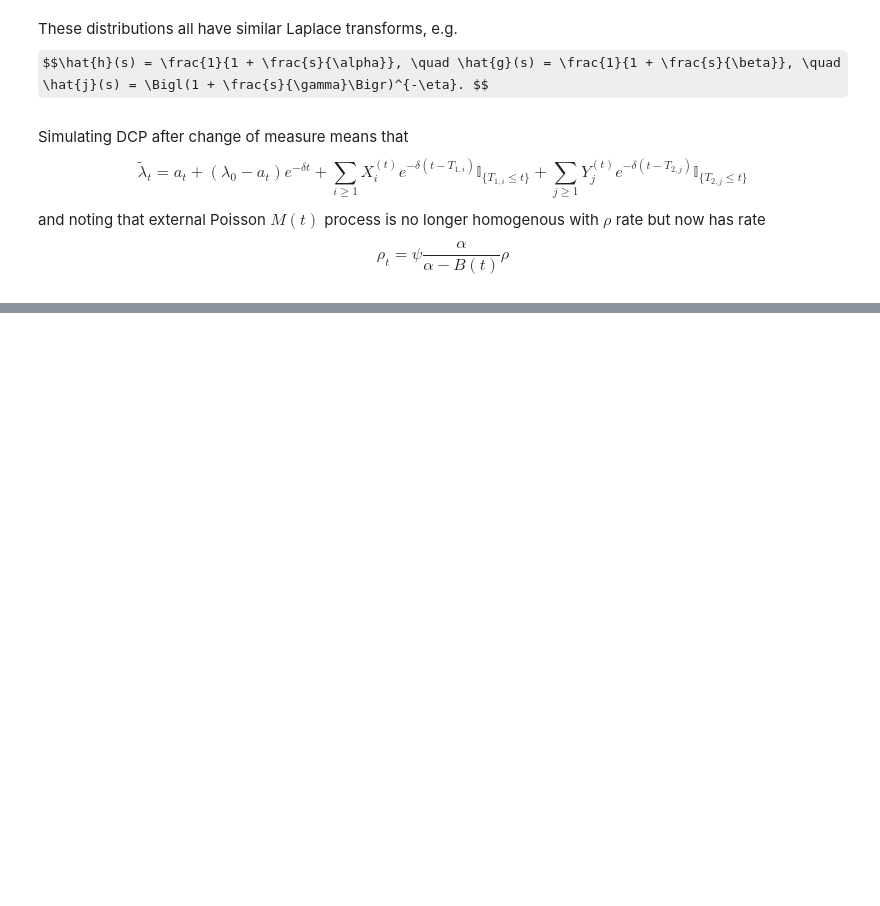
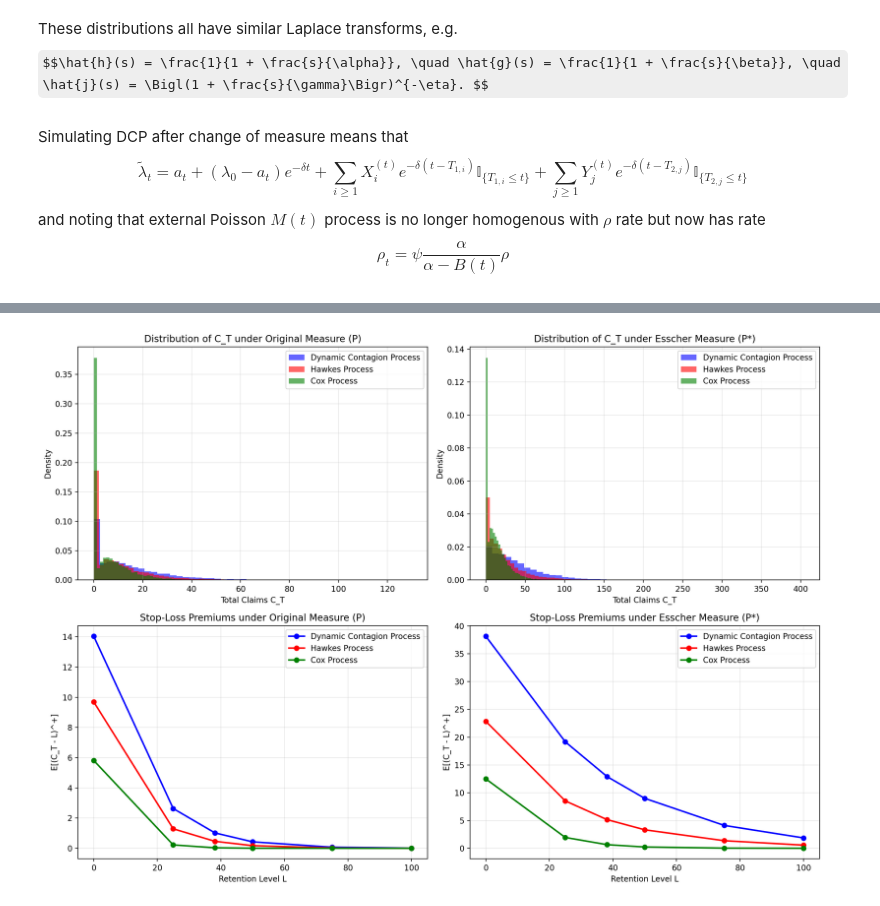
Before and after one commit to Pat-Laub/ReinsuranceEsscherDynamicContagion, a Jupyter notebook: stoploss.ipynb, the cells around one changed output, grey strips where cells are left out. Cells and saved outputs as stored; diff of their text form; code cells hidden in the pictures; some formulas as TeX source; blank space fills up the shorter version.

```diff
--- a/stoploss.ipynb
+++ b/stoploss.ipynb
@@ -840,0 +1218,72 @@ Wall time: 2min 18s
+# %%
+# Visualization comparing the three processes
+fig, axes = plt.subplots(2, 2, figsize=(14, 10))
+
+# 1. Distribution comparison (Original measure)
+ax1 = axes[0, 0]
+colors = ['blue', 'red', 'green']
+for i, process_key in enumerate(['DCP', 'Hawkes', 'Cox']):
+    C_ts = comparison_results[process_key]['original']
+    ax1.hist(C_ts, bins=50, alpha=0.6, label=process_stop_loss_results[process_key]['name'],
+             color=colors[i], density=True)
+ax1.set_xlabel('Total Claims C_T')
+ax1.set_ylabel('Density')
+ax1.set_title('Distribution of C_T under Original Measure (P)')
+ax1.legend()
+ax1.grid(True, alpha=0.3)
+
+# 2. Distribution comparison (Esscher measure)
+ax2 = axes[0, 1]
+for i, process_key in enumerate(['DCP', 'Hawkes', 'Cox']):
+    C_ts = comparison_results[process_key]['esscher']
+    ax2.hist(C_ts, bins=50, alpha=0.6, label=process_stop_loss_results[process_key]['name'],
+             color=colors[i], density=True)
+ax2.set_xlabel('Total Claims C_T')
+ax2.set_ylabel('Density')
+ax2.set_title('Distribution of C_T under Esscher Measure (P*)')
+ax2.legend()
+ax2.grid(True, alpha=0.3)
+
+# 3. Stop-loss premiums vs retention (Original measure)
+ax3 = axes[1, 0]
+for i, process_key in enumerate(['DCP', 'Hawkes', 'Cox']):
+    means = [est['mean'] for est in process_stop_loss_results[process_key]['original']]
+    ax3.plot(comparison_retention_levels, means, 'o-',
+             label=process_stop_loss_results[process_key]['name'],
+             color=colors[i], linewidth=2, markersize=6)
+ax3.set_xlabel('Retention Level L')
+ax3.set_ylabel('E[(C_T - L)^+]')
+ax3.set_title('Stop-Loss Premiums under Original Measure (P)')
+ax3.legend()
+ax3.grid(True, alpha=0.3)
+
+# 4. Stop-loss premiums vs retention (Esscher measure)
+ax4 = axes[1, 1]
+for i, process_key in enumerate(['DCP', 'Hawkes', 'Cox']):
+    means = [est['mean'] for est in process_stop_loss_results[process_key]['esscher']]
+    ax4.plot(comparison_retention_levels, means, 'o-',
+             label=process_stop_loss_results[process_key]['name'],
+             color=colors[i], linewidth=2, markersize=6)
+ax4.set_xlabel('Retention Level L')
+ax4.set_ylabel('E[(C_T - L)^+]')
+ax4.set_title('Stop-Loss Premiums under Esscher Measure (P*)')
+ax4.legend()
+ax4.grid(True, alpha=0.3)
+
+plt.tight_layout()
+plt.show()
+
+# Summary statistics
+print("\nProcess Comparison Summary:")
+print("=" * 60)
+for process_key in ['DCP', 'Hawkes', 'Cox']:
+    name = process_stop_loss_results[process_key]['name']
+    orig_mean = np.mean(comparison_results[process_key]['original'])
+    ess_mean = np.mean(comparison_results[process_key]['esscher'])
+    print(f"{name}:")
+    print(f"  E[C_T] under P:  {orig_mean:.3f}")
+    print(f"  E[C_T] under P*: {ess_mean:.3f}")
+    print(f"  Ratio (P*/P):    {ess_mean/orig_mean:.3f}")
+    print()
+# %% [output]
+[figure, added]
```
Also changed, not shown: parts of 19 cells of this notebook, 4 other files.
